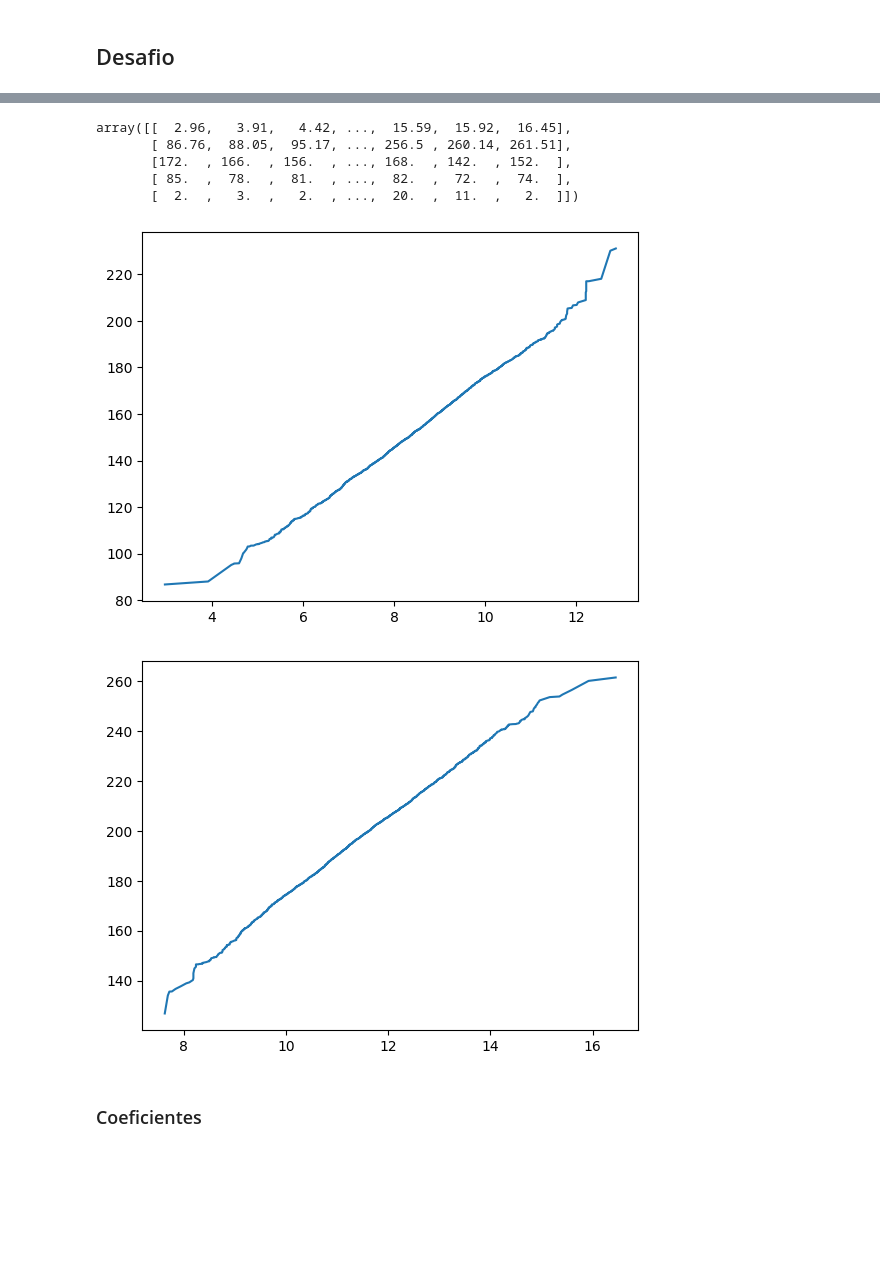
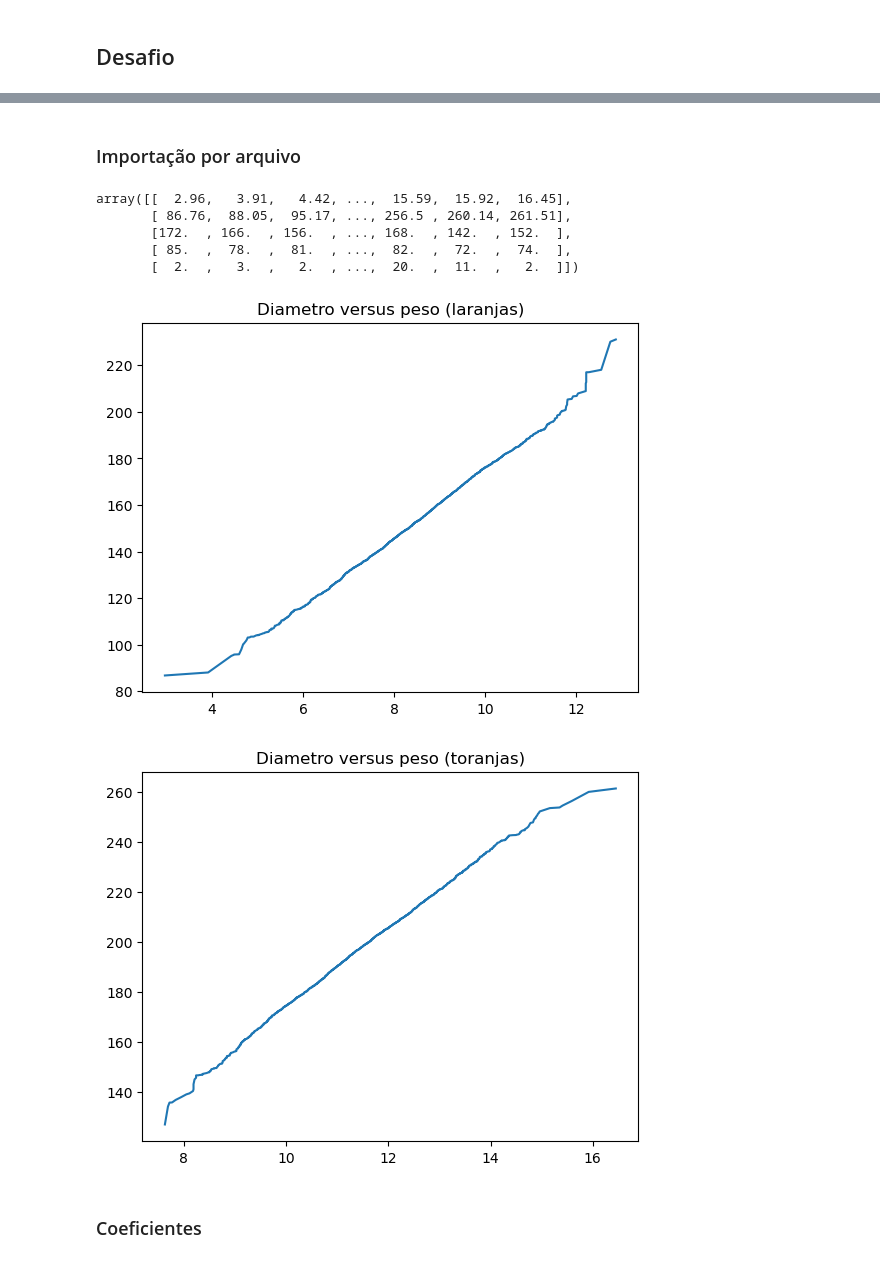
Before and after one commit to ogustavoalves/curso_numpy, a Jupyter notebook: Curso_Numpy.ipynb, the cells around one changed output, grey strips where cells are left out. Cells and saved outputs as stored; diff of their text form; code cells hidden in the pictures; blank space fills up the shorter version.

```diff
--- a/Curso_Numpy.ipynb
+++ b/Curso_Numpy.ipynb
@@ -544,3 +563,5 @@ array([[  2.96,   3.91,   4.42, ...,  15.59,  15.92,  16.45],
+# %% [markdown]
+### Importação por arquivo
 # %%
 dados_desafio = np.loadtxt('./docs/citrus.csv', delimiter=',', usecols=np.arange(1, 6, 1), skiprows=1)
 dados_desafioT = dados_desafio.T
@@ -558,12 +579,14 @@ peso_laranja = dados_desafio[:5000, 1]
 peso_toranja = dados_desafio[5000:, 1]
 # %%
 plt.plot(diametros_laranja, peso_laranja);
+plt.title('Diametro versus peso (laranjas)');
 # %% [output]
-[figure, old version]
+[figure, new version]
 # %%
 plt.plot(diametros_toranja, peso_toranja);
+plt.title('Diametro versus peso (toranjas)');
 # %% [output]
-[figure, old version]
+[figure, new version]
 # %% [markdown]
 ### Coeficientes
 # %%
```
Also changed, not shown: parts of 29 cells of this notebook.
